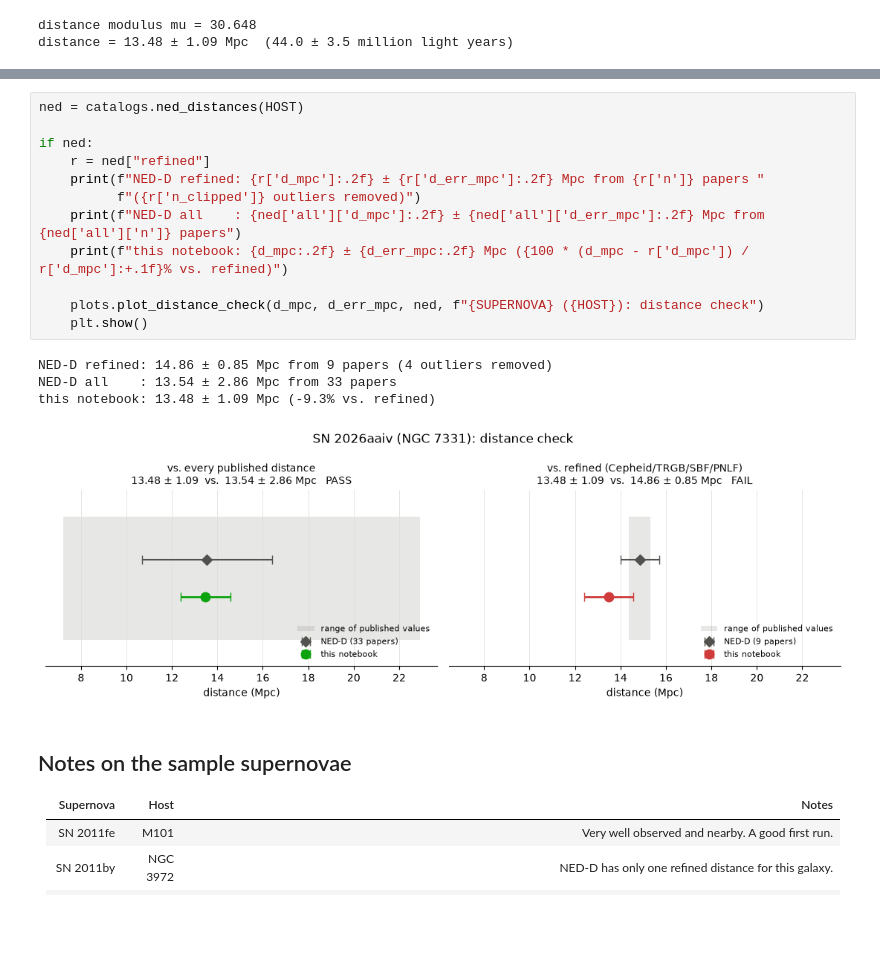
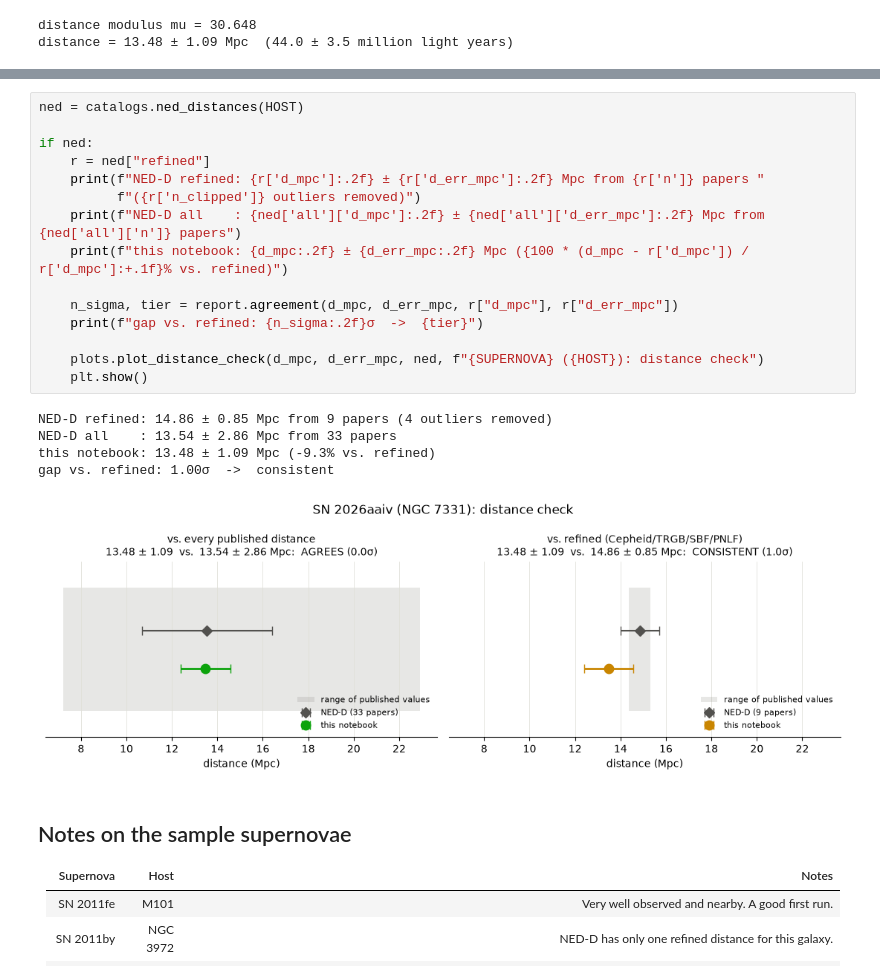
Before and after one commit to jeffrwatts/AstroNotebooks, a Jupyter notebook: sn1a_distance.ipynb, the cells around one changed output, grey strips where cells are left out. Saved outputs shown, nothing was run; the diff lists cells and outputs as text; blank space fills up the shorter version.

```diff
--- a/sn1a_distance.ipynb
+++ b/sn1a_distance.ipynb
@@ -510,20 +521,24 @@ left out because they could be measurements of this very supernova.
 # %%
 ned = catalogs.ned_distances(HOST)
 
 if ned:
     r = ned["refined"]
     print(f"NED-D refined: {r['d_mpc']:.2f} ± {r['d_err_mpc']:.2f} Mpc from {r['n']} papers "
           f"({r['n_clipped']} outliers removed)")
     print(f"NED-D all    : {ned['all']['d_mpc']:.2f} ± {ned['all']['d_err_mpc']:.2f} Mpc from {ned['all']['n']} papers")
     print(f"this notebook: {d_mpc:.2f} ± {d_err_mpc:.2f} Mpc ({100 * (d_mpc - r['d_mpc']) / r['d_mpc']:+.1f}% vs. refined)")
 
+    n_sigma, tier = report.agreement(d_mpc, d_err_mpc, r["d_mpc"], r["d_err_mpc"])
+    print(f"gap vs. refined: {n_sigma:.2f}σ  ->  {tier}")
+
     plots.plot_distance_check(d_mpc, d_err_mpc, ned, f"{SUPERNOVA} ({HOST}): distance check")
     plt.show()
 # %% [output]
 NED-D refined: 14.86 ± 0.85 Mpc from 9 papers (4 outliers removed)
 NED-D all    : 13.54 ± 2.86 Mpc from 33 papers
 this notebook: 13.48 ± 1.09 Mpc (-9.3% vs. refined)
+gap vs. refined: 1.00σ  ->  consistent
-[figure, old version]
+[figure, new version]
 # %% [markdown]
 ## Notes on the sample supernovae
 
```
Also changed, not shown: parts of 1 cell of this notebook, 3 other files.
